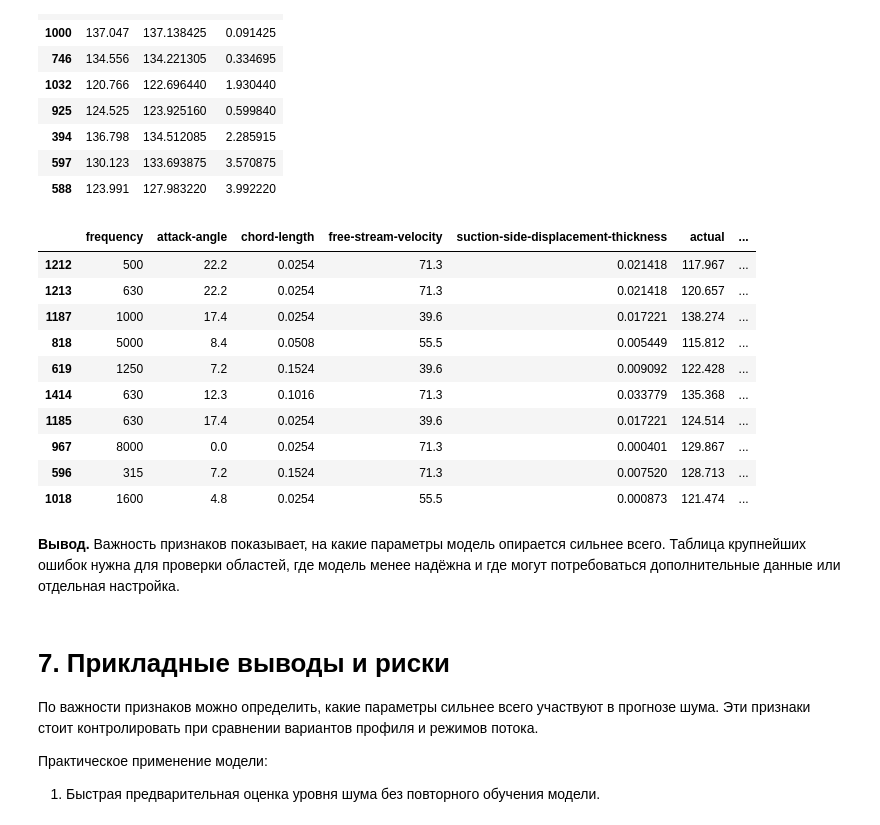
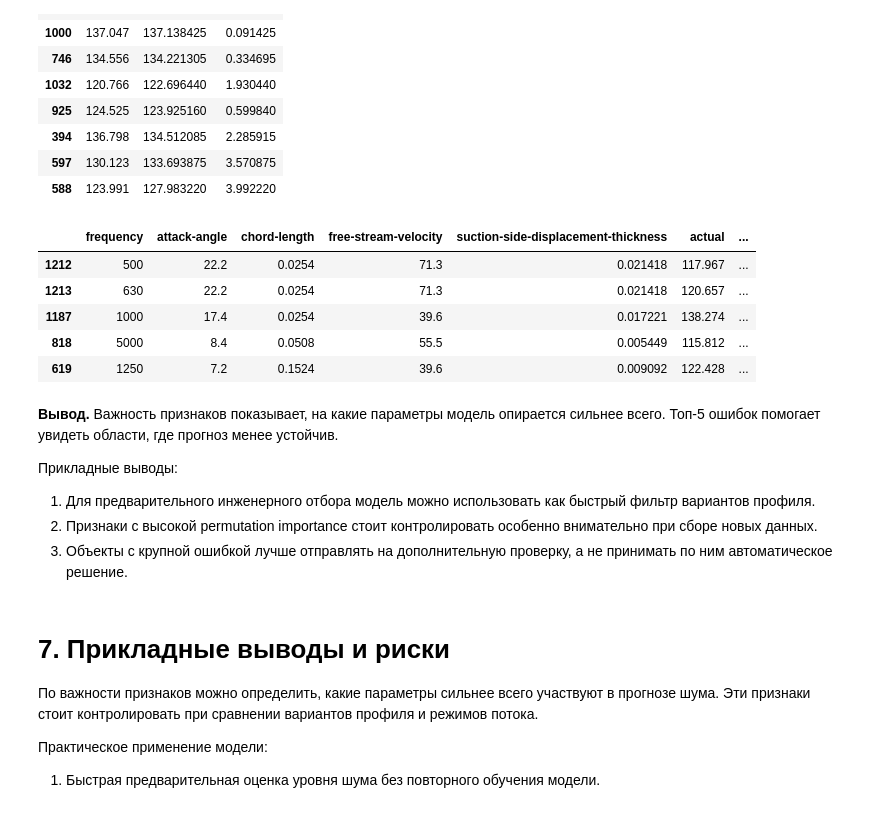
Before and after one commit to nepridumalnik/it-lms-course, a Jupyter notebook: final/task.ipynb, the cells around one changed output. Cells and saved outputs as stored; diff of their text form; code cells hidden in the pictures.

```diff
--- a/final/task.ipynb
+++ b/final/task.ipynb
@@ -495,22 +643,23 @@ prediction_analysis[["actual", "prediction", "abs_error"]].head(10)
 | 597 | 130.123 | 133.693875 | 3.570875 |
 | 588 | 123.991 | 127.983220 | 3.992220 |
 # %%
-largest_errors = prediction_analysis.sort_values("abs_error", ascending=False).head(10)
-largest_errors
+top_5_errors = prediction_analysis.sort_values("abs_error", ascending=False).head(5)
+top_5_errors
 # %% [output]
 |  | frequency | attack-angle | chord-length | free-stream-velocity | suction-side-displacement-thickness | actual | ... |
 | 1212 | 500 | 22.2 | 0.0254 | 71.3 | 0.021418 | 117.967 | ... |
 | 1213 | 630 | 22.2 | 0.0254 | 71.3 | 0.021418 | 120.657 | ... |
 | 1187 | 1000 | 17.4 | 0.0254 | 39.6 | 0.017221 | 138.274 | ... |
 | 818 | 5000 | 8.4 | 0.0508 | 55.5 | 0.005449 | 115.812 | ... |
 | 619 | 1250 | 7.2 | 0.1524 | 39.6 | 0.009092 | 122.428 | ... |
-| 1414 | 630 | 12.3 | 0.1016 | 71.3 | 0.033779 | 135.368 | ... |
-| 1185 | 630 | 17.4 | 0.0254 | 39.6 | 0.017221 | 124.514 | ... |
-| 967 | 8000 | 0.0 | 0.0254 | 71.3 | 0.000401 | 129.867 | ... |
-| 596 | 315 | 7.2 | 0.1524 | 71.3 | 0.007520 | 128.713 | ... |
-| 1018 | 1600 | 4.8 | 0.0254 | 55.5 | 0.000873 | 121.474 | ... |
 # %% [markdown]
-**Вывод.** Важность признаков показывает, на какие параметры модель опирается сильнее всего. Таблица крупнейших ошибок нужна для проверки областей, где модель менее надёжна и где могут потребоваться дополнительные данные или отдельная настройка.
+**Вывод.** Важность признаков показывает, на какие параметры модель опирается сильнее всего. Топ-5 ошибок помогает увидеть области, где прогноз менее устойчив.
+
+Прикладные выводы:
+
+1. Для предварительного инженерного отбора модель можно использовать как быстрый фильтр вариантов профиля.
+2. Признаки с высокой permutation importance стоит контролировать особенно внимательно при сборе новых данных.
+3. Объекты с крупной ошибкой лучше отправлять на дополнительную проверку, а не принимать по ним автоматическое решение.
 # %% [markdown]
 # 7. Прикладные выводы и риски
 
```
Also changed, not shown: parts of 24 cells of this notebook, 3 other files.
